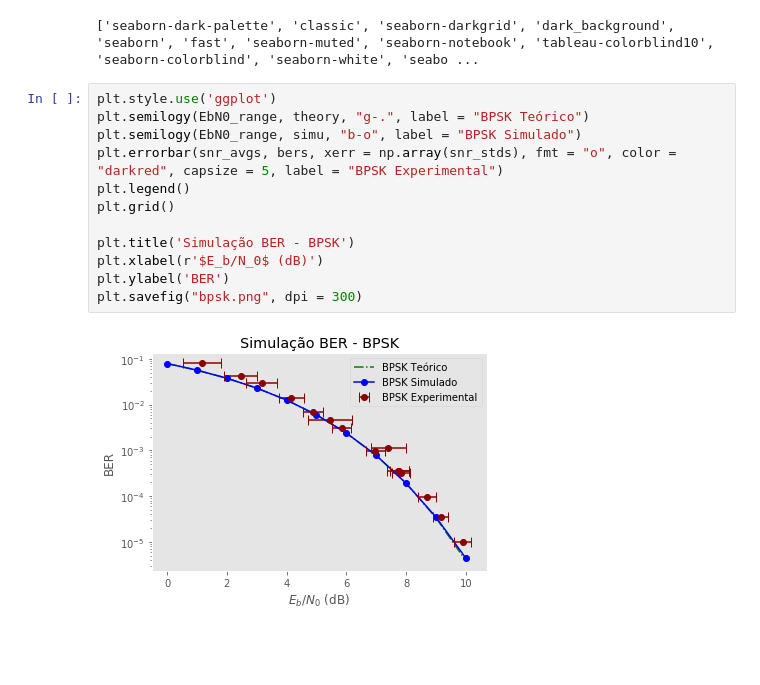
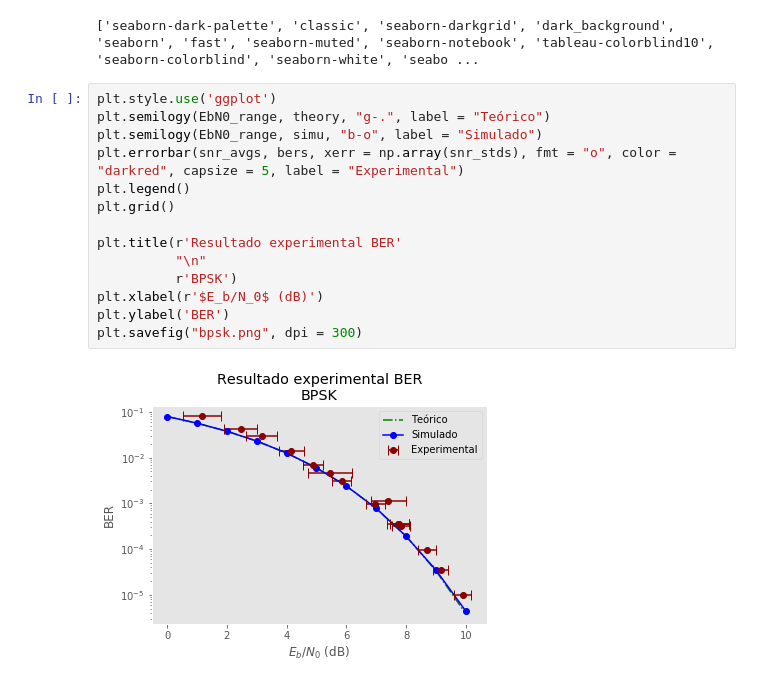
Before and after one commit to rafaelmcam/gr-ITpp, a Jupyter notebook: examples/BPSK Ladams/27-06-2019 (BER Sem Diff)/ReadTxt.ipynb, the cells around one changed output. Drawn from its saved outputs; the diff is of its cells as text; blank space fills up the shorter version.

```diff
--- a/examples/BPSK Ladams/27-06-2019 (BER Sem Diff)/ReadTxt.ipynb
+++ b/examples/BPSK Ladams/27-06-2019 (BER Sem Diff)/ReadTxt.ipynb
@@ -134,15 +134,17 @@ print(plt.style.available)
 ['seaborn-dark-palette', 'classic', 'seaborn-darkgrid', 'dark_background', 'seaborn', 'fast', 'seaborn-muted', 'seaborn-notebook', 'tableau-colorblind10', 'seaborn-colorblind', 'seaborn-white', 'seabo ...
 # %%
 plt.style.use('ggplot')
-plt.semilogy(EbN0_range, theory, "g-.", label = "BPSK Teórico")
-plt.semilogy(EbN0_range, simu, "b-o", label = "BPSK Simulado")
-plt.errorbar(snr_avgs, bers, xerr = np.array(snr_stds), fmt = "o", color = "darkred", capsize = 5, label = "BPSK Experimental")
+plt.semilogy(EbN0_range, theory, "g-.", label = "Teórico")
+plt.semilogy(EbN0_range, simu, "b-o", label = "Simulado")
+plt.errorbar(snr_avgs, bers, xerr = np.array(snr_stds), fmt = "o", color = "darkred", capsize = 5, label = "Experimental")
 plt.legend()
 plt.grid()
 
-plt.title('Simulação BER - BPSK')
+plt.title(r'Resultado experimental BER'
+          "\n"
+          r'BPSK')
 plt.xlabel(r'$E_b/N_0$ (dB)')
 plt.ylabel('BER')
 plt.savefig("bpsk.png", dpi = 300)
 # %% [output]
-[figure, old version]
+[figure, new version]
```
Also changed, not shown: parts of 1 cell of this notebook, 5 other files.
